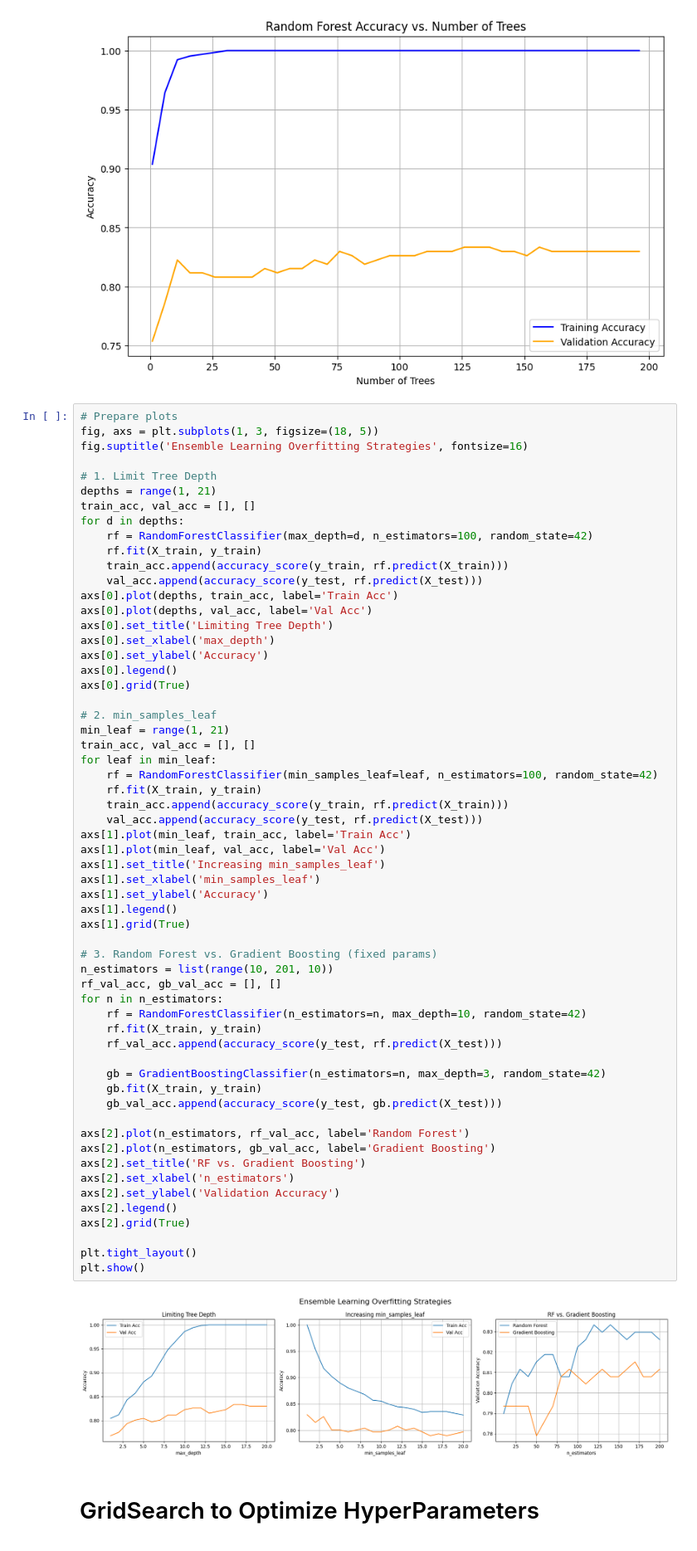
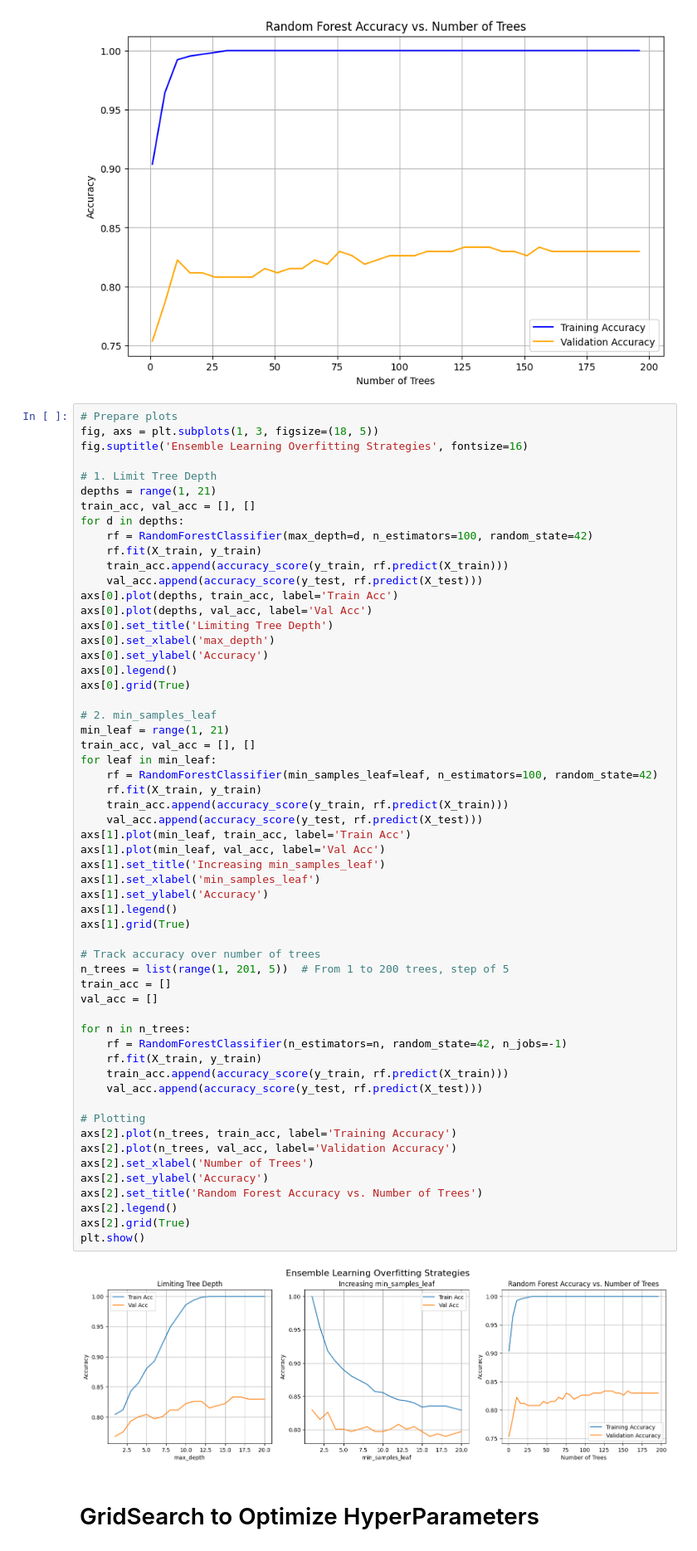
Before and after one commit to pi-sister/544Project, a Jupyter notebook: ensemble_learning.ipynb, the cells around one changed output. Shown: that part at 83% size. Cells and saved outputs as stored; diff of their text form.

```diff
--- a/ensemble_learning.ipynb
+++ b/ensemble_learning.ipynb
@@ -82,51 +82,49 @@ for d in depths:
 axs[0].plot(depths, train_acc, label='Train Acc')
 axs[0].plot(depths, val_acc, label='Val Acc')
 axs[0].set_title('Limiting Tree Depth')
 axs[0].set_xlabel('max_depth')
 axs[0].set_ylabel('Accuracy')
 axs[0].legend()
 axs[0].grid(True)
 
 # 2. min_samples_leaf
 min_leaf = range(1, 21)
 train_acc, val_acc = [], []
 for leaf in min_leaf:
     rf = RandomForestClassifier(min_samples_leaf=leaf, n_estimators=100, random_state=42)
     rf.fit(X_train, y_train)
     train_acc.append(accuracy_score(y_train, rf.predict(X_train)))
     val_acc.append(accuracy_score(y_test, rf.predict(X_test)))
 axs[1].plot(min_leaf, train_acc, label='Train Acc')
 axs[1].plot(min_leaf, val_acc, label='Val Acc')
 axs[1].set_title('Increasing min_samples_leaf')
 axs[1].set_xlabel('min_samples_leaf')
 axs[1].set_ylabel('Accuracy')
 axs[1].legend()
 axs[1].grid(True)
 
-# 3. Random Forest vs. Gradient Boosting (fixed params)
-n_estimators = list(range(10, 201, 10))
-rf_val_acc, gb_val_acc = [], []
-for n in n_estimators:
-    rf = RandomForestClassifier(n_estimators=n, max_depth=10, random_state=42)
+# Track accuracy over number of trees
+n_trees = list(range(1, 201, 5))  # From 1 to 200 trees, step of 5
+train_acc = []
+val_acc = []
+
+for n in n_trees:
+    rf = RandomForestClassifier(n_estimators=n, random_state=42, n_jobs=-1)
     rf.fit(X_train, y_train)
-    rf_val_acc.append(accuracy_score(y_test, rf.predict(X_test)))
+    train_acc.append(accuracy_score(y_train, rf.predict(X_train)))
+    val_acc.append(accuracy_score(y_test, rf.predict(X_test)))
 
-    gb = GradientBoostingClassifier(n_estimators=n, max_depth=3, random_state=42)
-    gb.fit(X_train, y_train)
-    gb_val_acc.append(accuracy_score(y_test, gb.predict(X_test)))
-
-axs[2].plot(n_estimators, rf_val_acc, label='Random Forest')
-axs[2].plot(n_estimators, gb_val_acc, label='Gradient Boosting')
-axs[2].set_title('RF vs. Gradient Boosting')
-axs[2].set_xlabel('n_estimators')
-axs[2].set_ylabel('Validation Accuracy')
+# Plotting
+axs[2].plot(n_trees, train_acc, label='Training Accuracy')
+axs[2].plot(n_trees, val_acc, label='Validation Accuracy')
+axs[2].set_xlabel('Number of Trees')
+axs[2].set_ylabel('Accuracy')
+axs[2].set_title('Random Forest Accuracy vs. Number of Trees')
 axs[2].legend()
 axs[2].grid(True)
-
-plt.tight_layout()
 plt.show()
 # %% [output]
-[figure, old version]
+[figure, new version]
 # %% [markdown]
 # GridSearch to Optimize HyperParameters
 # %%
```
Also changed, not shown: parts of 2 cells of this notebook.
